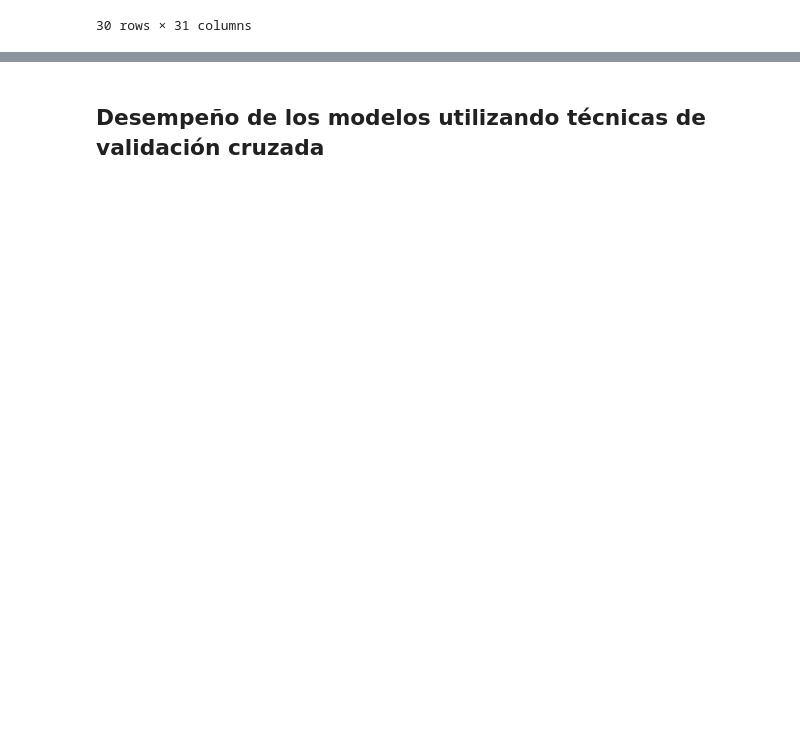
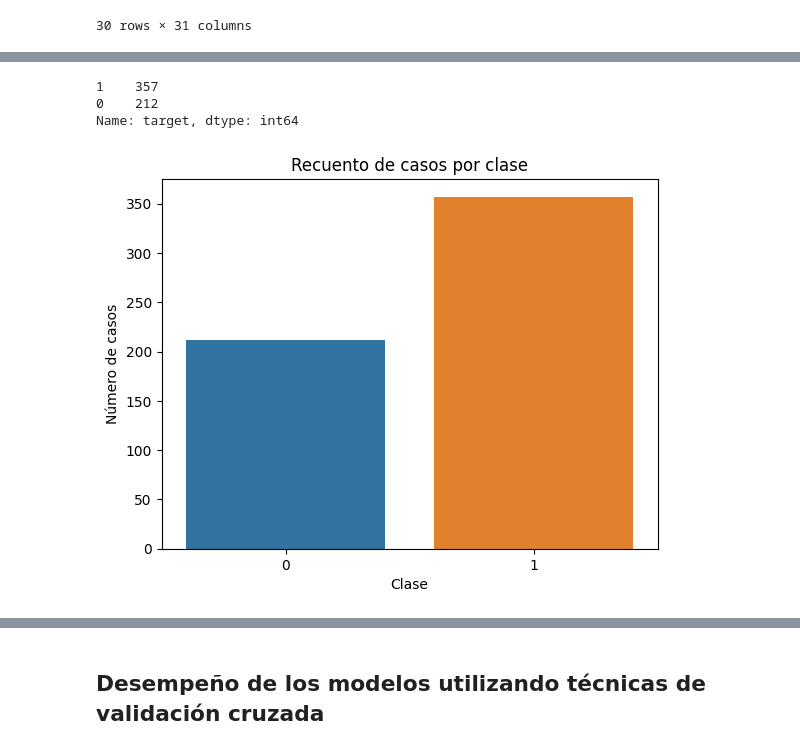
Before and after one commit to StivenVelasquez/Proyecto-Final-TS3, a Jupyter notebook: Proyecto_Aplicación_Real_Modelo_de_Pattern_Recognition.ipynb, the cells around one changed output, grey strips where cells are left out. Cells and saved outputs as stored; diff of their text form; code cells hidden in the pictures; blank space fills up the shorter version.

```diff
--- a/Proyecto_Aplicación_Real_Modelo_de_Pattern_Recognition.ipynb
+++ b/Proyecto_Aplicación_Real_Modelo_de_Pattern_Recognition.ipynb
@@ -84,0 +143,17 @@ df.head(30)
+# %%
+import seaborn as sns
+
+# Graficar el recuento de casos por clase
+sns.countplot(x=df['target'])
+plt.xlabel('Clase')
+plt.ylabel('Número de casos')
+plt.title('Recuento de casos por clase')
+
+# Obtener el recuento de casos por clase
+counts = df['target'].value_counts()
+print(counts)
+# %% [output]
+1    357
+0    212
+Name: target, dtype: int64
+[figure, added]
```
Also changed, not shown: parts of 36 cells of this notebook.
